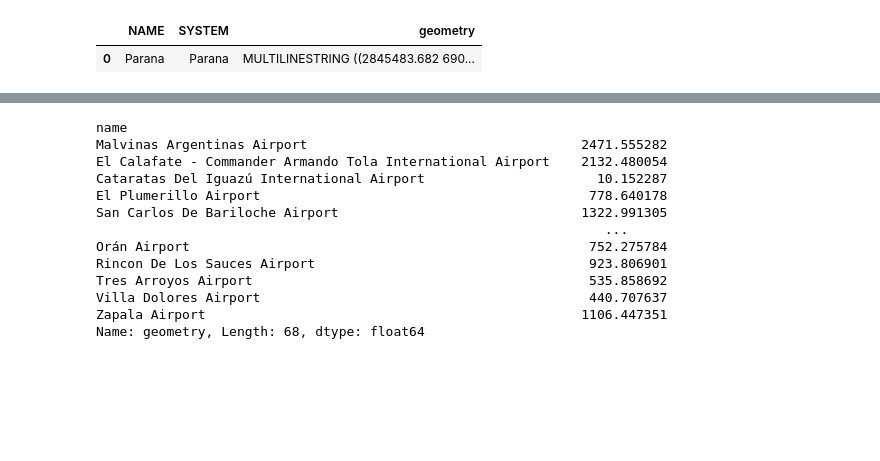
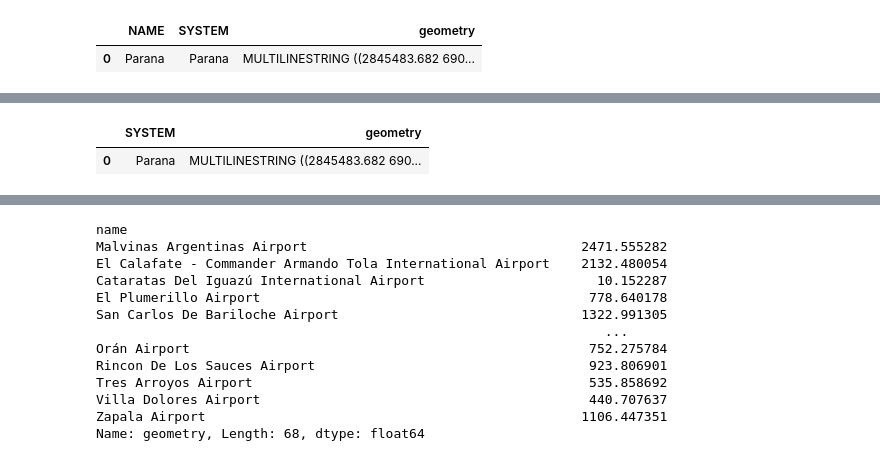
Before and after one commit to Romina300/TareaFinal_1, a Jupyter notebook: TareaFinal_parte1.ipynb, the cells around one changed output, grey strips where cells are left out. Saved outputs shown, nothing was run; the diff lists cells and outputs as text; code cells hidden in the pictures; blank space fills up the shorter version.

```diff
--- a/TareaFinal_parte1.ipynb
+++ b/TareaFinal_parte1.ipynb
@@ -350,0 +359,11 @@ rivers[rivers.NAME.str.contains('Parana')] #esto no es necesario
+# %%
+# format the GDF:
+
+systems.reset_index(drop=False,inplace=True)
+systems.drop(columns='NAME',inplace=True)
+
+# we have
+systems
+# %% [output]
+|  | SYSTEM | geometry |
+| 0 | Parana | MULTILINESTRING ((2845483.682 690... |
```
Also changed, not shown: parts of 13 cells of this notebook.
